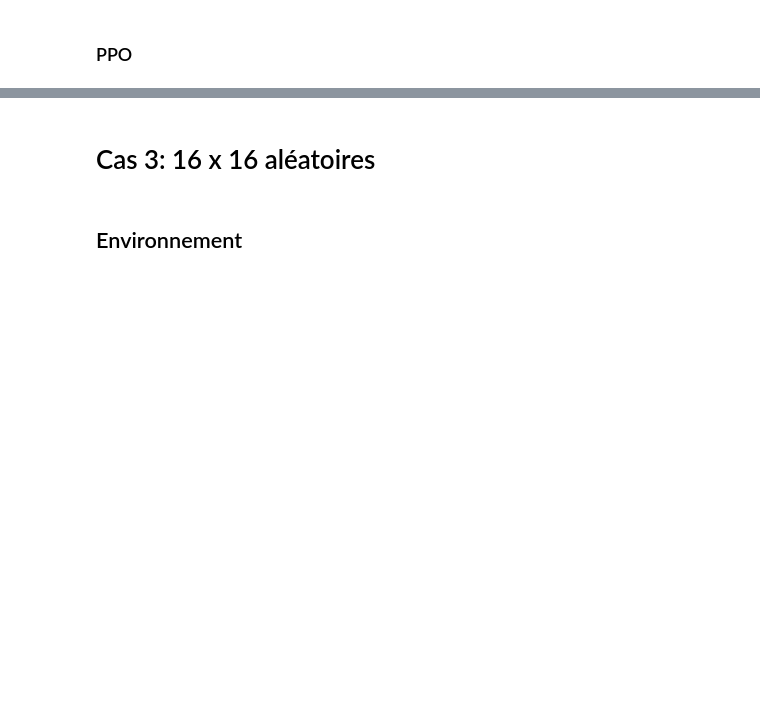
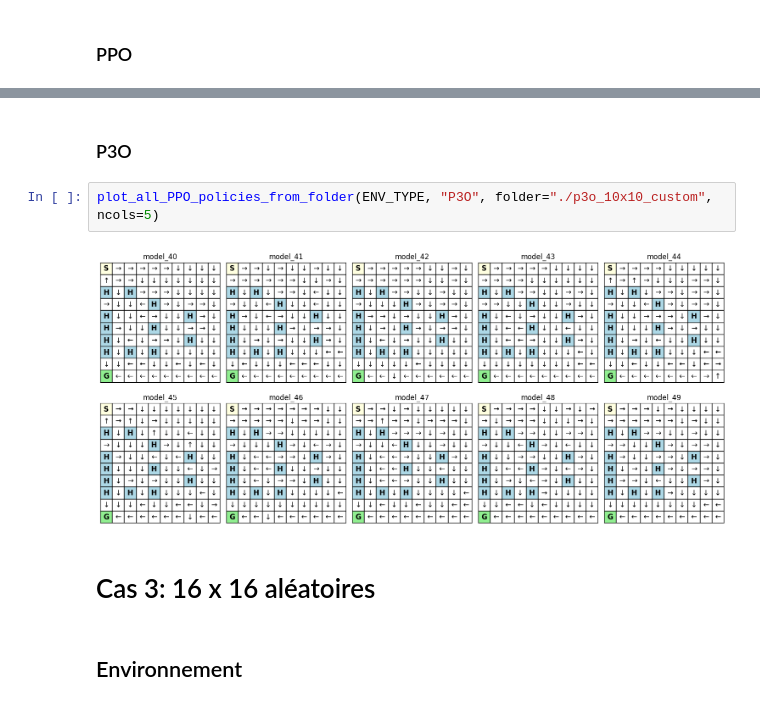
Before and after one commit to sinadeau/SafeRL-IFT-7201, a Jupyter notebook: Visualize_environments_and_policies.ipynb, the cells around one changed output, grey strips where cells are left out. Saved outputs shown, nothing was run; the diff lists cells and outputs as text; blank space fills up the shorter version.

```diff
--- a/Visualize_environments_and_policies.ipynb
+++ b/Visualize_environments_and_policies.ipynb
@@ -70,3 +76,9 @@ plot_all_PPO_policies_from_folder(ENV_TYPE, folder="./ppo_10x10_custom", ncols=5
+# %% [markdown]
+### P3O
+# %%
+plot_all_PPO_policies_from_folder(ENV_TYPE, "P3O", folder="./p3o_10x10_custom", ncols=5)
+# %% [output]
+[figure, added]
 # %% [markdown]
 # Cas 3: 16 x 16 aléatoires
 # %% [markdown]
```
Also changed, not shown: parts of 10 cells of this notebook.
